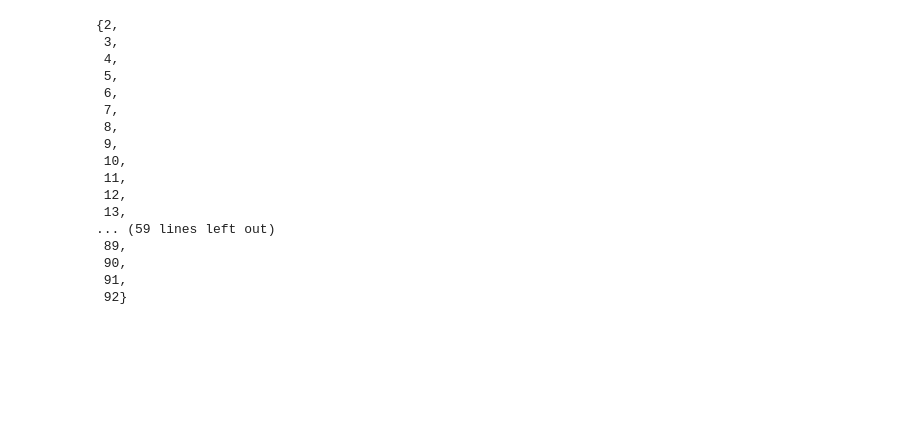
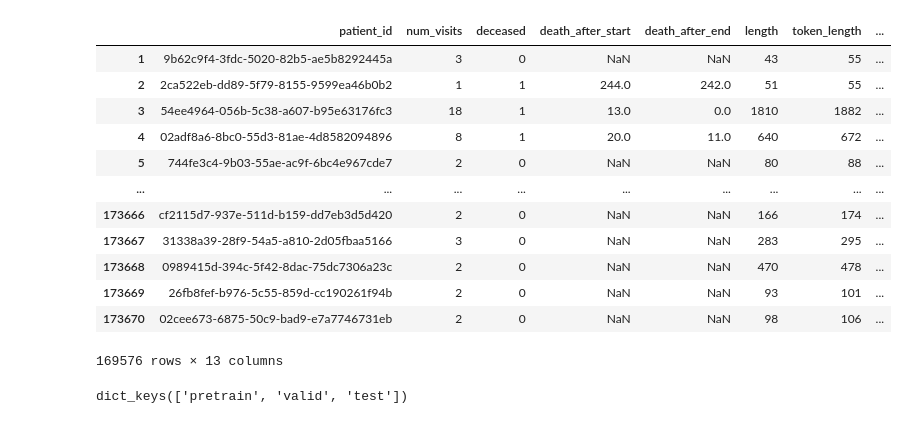
Before and after one commit to VectorInstitute/odyssey, a Jupyter notebook: data/bigbird_data/DataChecker.ipynb, the cells around one changed output. Drawn from its saved outputs; the diff is of its cells as text; code cells hidden in the pictures; blank space fills up the shorter version.

```diff
--- a/data/bigbird_data/DataChecker.ipynb
+++ b/data/bigbird_data/DataChecker.ipynb
@@ -1,6 +1,9 @@
 # %%
 import random
 import pickle
+
+from os.path import join
+from typing import Dict, Any, List
 
 import numpy as np
 import pandas as pd
@@ -8,7 +11,7 @@ import matplotlib.pyplot as plt
 
 from sklearn.model_selection import KFold, StratifiedKFold
 
-from typing import Dict, Any, List
-from os.path import join
+DATASET = 'patient_sequences_2048.parquet'
+MAX_LEN = 2048
 
 random.seed(23)
@@ -59,20 +18,25 @@ dataset_2048
-# %%
-set(dataset_2048['num_visits'])
-# %% [output]
-{2,
- 3,
- 4,
- 5,
- 6,
- 7,
- 8,
- 9,
- 10,
- 11,
- 12,
- 13,
-... (59 lines left out)
- 89,
- 90,
- 91,
- 92}
+# %%
+# Load complete dataset
+dataset_2048 = pd.read_parquet(DATASET)
+
+# dataset_2048.drop(
+#     ['event_tokens', 'type_tokens', 'age_tokens', 'time_tokens', 'visit_tokens', 'position_tokens'],
+#     axis=1,
+#     inplace=True
+# )
+
+dataset_2048
+# %% [output]
+|  | patient_id | num_visits | deceased | death_after_start | death_after_end | length | token_length | ... |
+| 1 | 9b62c9f4-3fdc-5020-82b5-ae5b8292445a | 3 | 0 | NaN | NaN | 43 | 55 | ... |
+| 2 | 2ca522eb-dd89-5f79-8155-9599ea46b0b2 | 1 | 1 | 244.0 | 242.0 | 51 | 55 | ... |
+| 3 | 54ee4964-056b-5c38-a607-b95e63176fc3 | 18 | 1 | 13.0 | 0.0 | 1810 | 1882 | ... |
+| 4 | 02adf8a6-8bc0-55d3-81ae-4d8582094896 | 8 | 1 | 20.0 | 11.0 | 640 | 672 | ... |
+| 5 | 744fe3c4-9b03-55ae-ac9f-6bc4e967cde7 | 2 | 0 | NaN | NaN | 80 | 88 | ... |
+| ... | ... | ... | ... | ... | ... | ... | ... | ... |
+| 173666 | cf2115d7-937e-511d-b159-dd7eb3d5d420 | 2 | 0 | NaN | NaN | 166 | 174 | ... |
+| 173667 | 31338a39-28f9-54a5-a810-2d05fbaa5166 | 3 | 0 | NaN | NaN | 283 | 295 | ... |
+| 173668 | 0989415d-394c-5f42-8dac-75dc7306a23c | 2 | 0 | NaN | NaN | 470 | 478 | ... |
+| 173669 | 26fb8fef-b976-5c55-859d-cc190261f94b | 2 | 0 | NaN | NaN | 93 | 101 | ... |
+| 173670 | 02cee673-6875-50c9-bad9-e7a7746731eb | 2 | 0 | NaN | NaN | 98 | 106 | ... |
+169576 rows × 13 columns
@@ -179,0 +266,5 @@ patient_ids_dict = split_dataset_train_test_valid_datasets(
+# %%
+sample = pickle.load(open('patient_id_dict/dataset_2048_mortality_1month.pkl', 'rb'))
+sample.keys()
+# %% [output]
+dict_keys(['pretrain', 'valid', 'test'])
```
Also changed, not shown: parts of 13 cells of this notebook, 5 other files.
